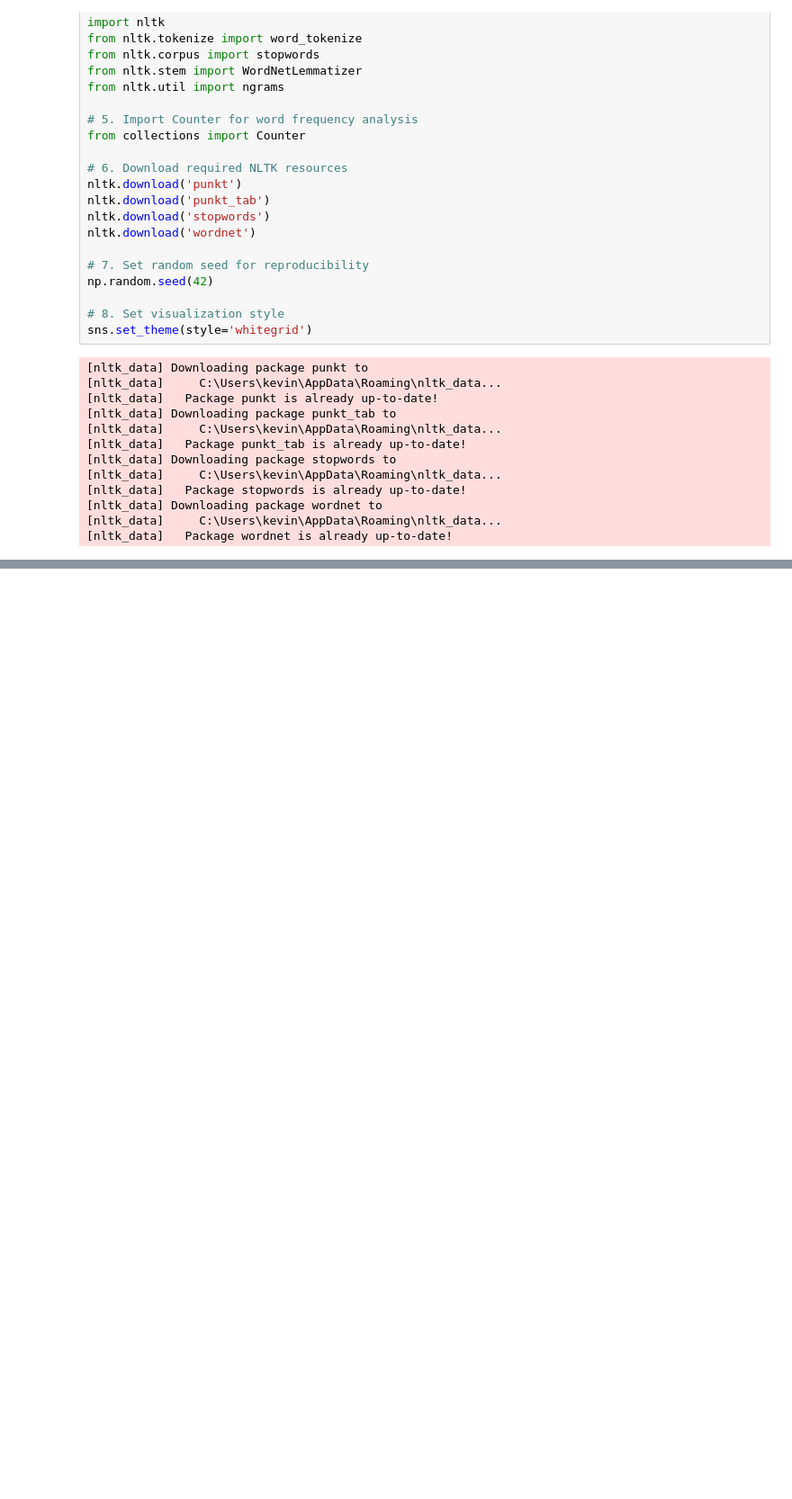
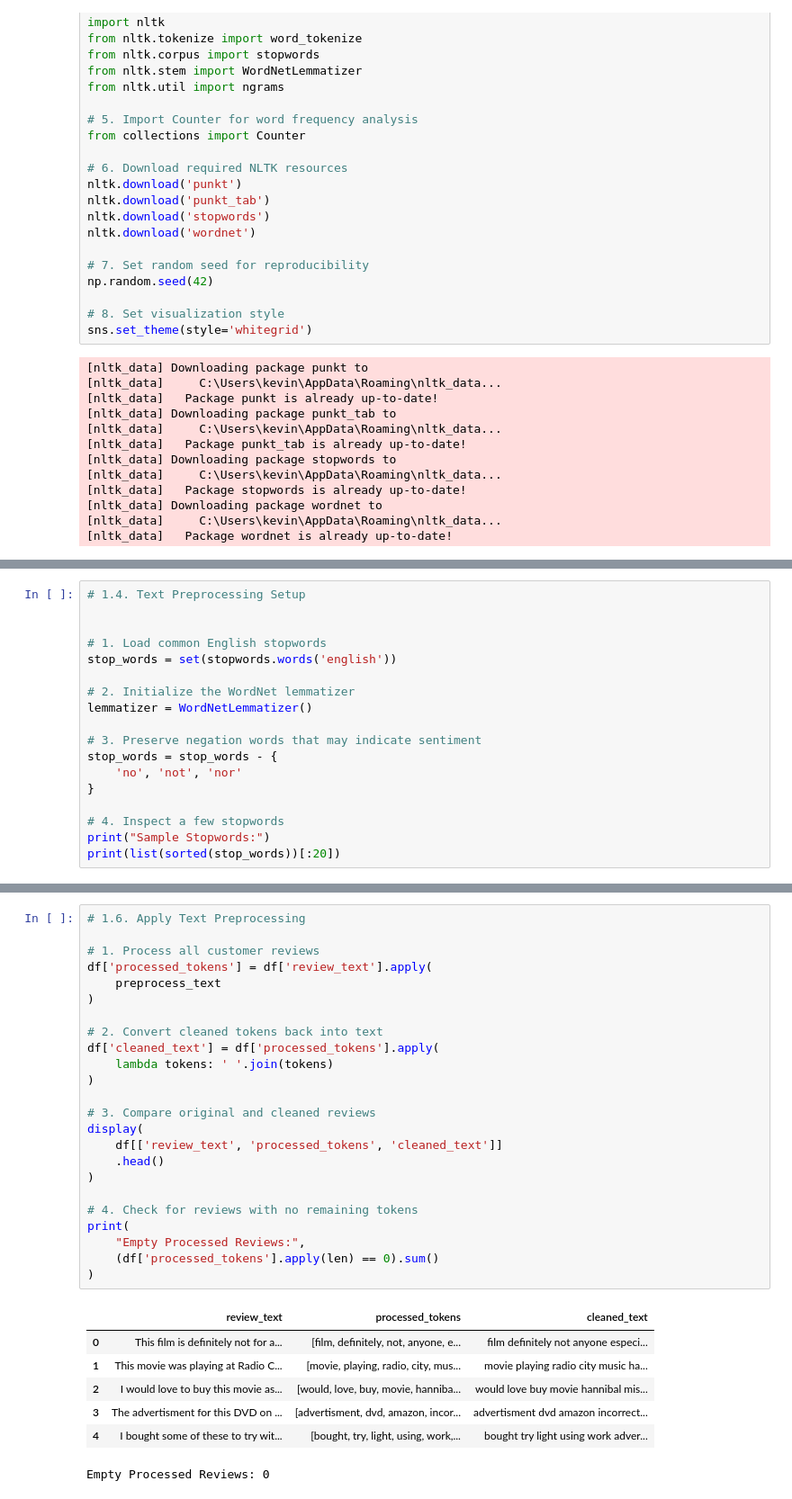
Before and after one commit to ngunjirikevin/analytics-firm-client-projects, a Jupyter notebook: analytics_firm_clients.ipynb, the cells around one changed output, grey strips where cells are left out. Shown at 90% size. Cells and saved outputs as stored; diff of their text form; blank space fills up the shorter version.

```diff
--- a/analytics_firm_clients.ipynb
+++ b/analytics_firm_clients.ipynb
@@ -153,0 +177,18 @@ Name: count, dtype: int64
+# %%
+# 1.4. Text Preprocessing Setup
+
+
+# 1. Load common English stopwords
+stop_words = set(stopwords.words('english'))
+
+# 2. Initialize the WordNet lemmatizer
+lemmatizer = WordNetLemmatizer()
+
+# 3. Preserve negation words that may indicate sentiment
+stop_words = stop_words - {
+    'no', 'not', 'nor'
+}
+
+# 4. Inspect a few stopwords
+print("Sample Stopwords:")
+print(list(sorted(stop_words))[:20])
@@ -153,0 +272,32 @@ Name: count, dtype: int64
+# %%
+# 1.6. Apply Text Preprocessing
+
+# 1. Process all customer reviews
+df['processed_tokens'] = df['review_text'].apply(
+    preprocess_text
+)
+
+# 2. Convert cleaned tokens back into text
+df['cleaned_text'] = df['processed_tokens'].apply(
+    lambda tokens: ' '.join(tokens)
+)
+
+# 3. Compare original and cleaned reviews
+display(
+    df[['review_text', 'processed_tokens', 'cleaned_text']]
+    .head()
+)
+
+# 4. Check for reviews with no remaining tokens
+print(
+    "Empty Processed Reviews:",
+    (df['processed_tokens'].apply(len) == 0).sum()
+)
+# %% [output]
+|  | review_text | processed_tokens | cleaned_text |
+| 0 | This film is definitely not for a... | [film, definitely, not, anyone, e... | film definitely not anyone especi... |
+| 1 | This movie was playing at Radio C... | [movie, playing, radio, city, mus... | movie playing radio city music ha... |
+| 2 | I would love to buy this movie as... | [would, love, buy, movie, hanniba... | would love buy movie hannibal mis... |
+| 3 | The advertisment for this DVD on ... | [advertisment, dvd, amazon, incor... | advertisment dvd amazon incorrect... |
+| 4 | I bought some of these to try wit... | [bought, try, light, using, work,... | bought try light using work adver... |
+Empty Processed Reviews: 0
```
Also changed, not shown: parts of 3 cells of this notebook.
